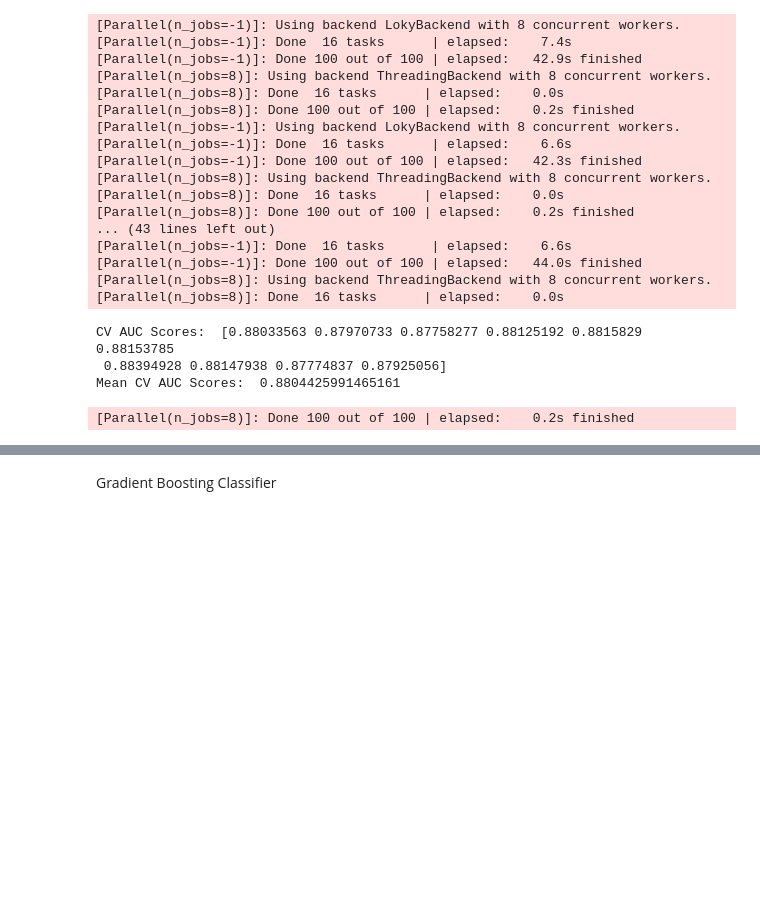
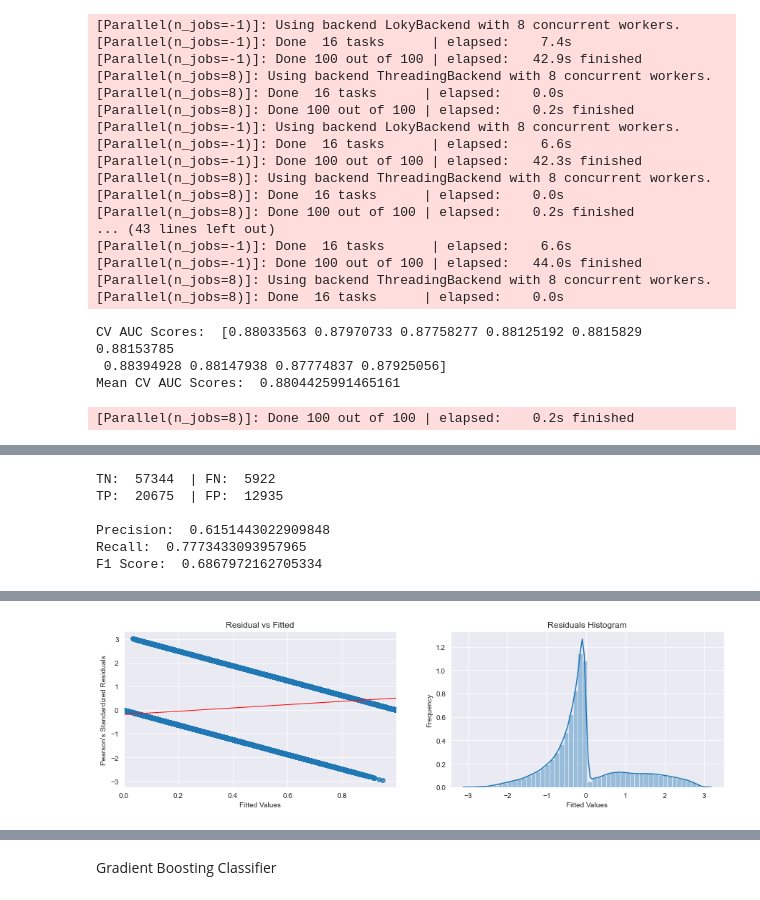
Before and after one commit to horacefung/Main_Projects, a Jupyter notebook: Smart_Watch_Motion_Detection/notebooks/model_training.ipynb, the cells around one changed output, grey strips where cells are left out. Saved outputs shown, nothing was run; the diff lists cells and outputs as text; code cells hidden in the pictures; blank space fills up the shorter version.

```diff
--- a/Smart_Watch_Motion_Detection/notebooks/model_training.ipynb
+++ b/Smart_Watch_Motion_Detection/notebooks/model_training.ipynb
@@ -309,0 +443,27 @@ roc_auc_score(predict, y_test)
+# %%
+CM = confusion_matrix(y_test, predict)
+
+TN = CM[0][0]
+FN = CM[1][0]
+TP = CM[1][1]
+FP = CM[0][1]
+precision =  TP/(TP+FP)
+recall = TP/(TP+FN)
+f1_score = 2 * ((precision * recall) / (precision + recall))
+
+print('TN: ', TN, ' | FN: ', FN)
+print('TP: ', TP, ' | FP: ', FP)
+print('')
+print('Precision: ', precision) # of the positive predictions, percentage that is correct
+print('Recall: ',  recall) # of the actual positives, percentage that is correct
+print('F1 Score: ', f1_score)
+# %% [output]
+TN:  57344  | FN:  5922
+TP:  20675  | FP:  12935
+
+Precision:  0.6151443022909848
+Recall:  0.7773433093957965
+F1 Score:  0.6867972162705334
+# %%
+classification_diagnostics(rand_forest_model, processed_x_train, y_train, standardize = True, classifier = True)
+# %% [output]
@@ -309,0 +473 @@ roc_auc_score(predict, y_test)
+[figure, added]
```
Also changed, not shown: parts of 27 cells of this notebook, 2 other files.
